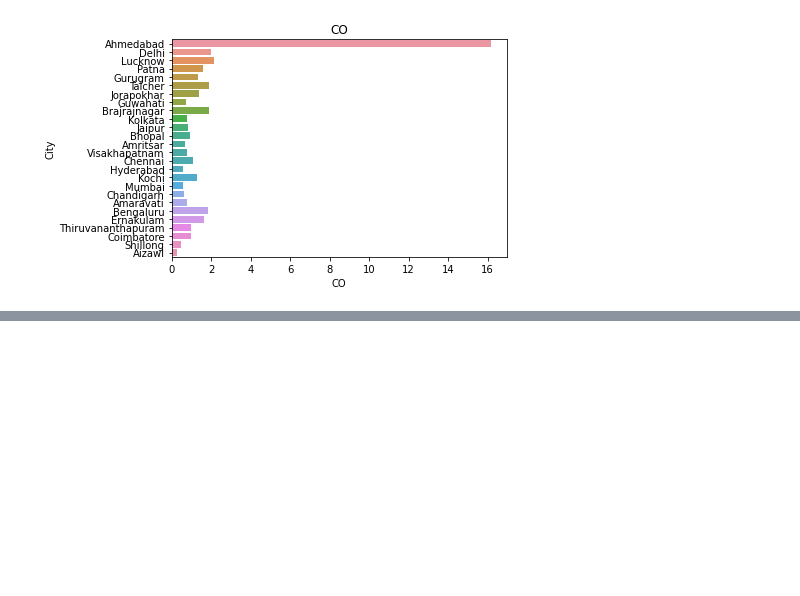
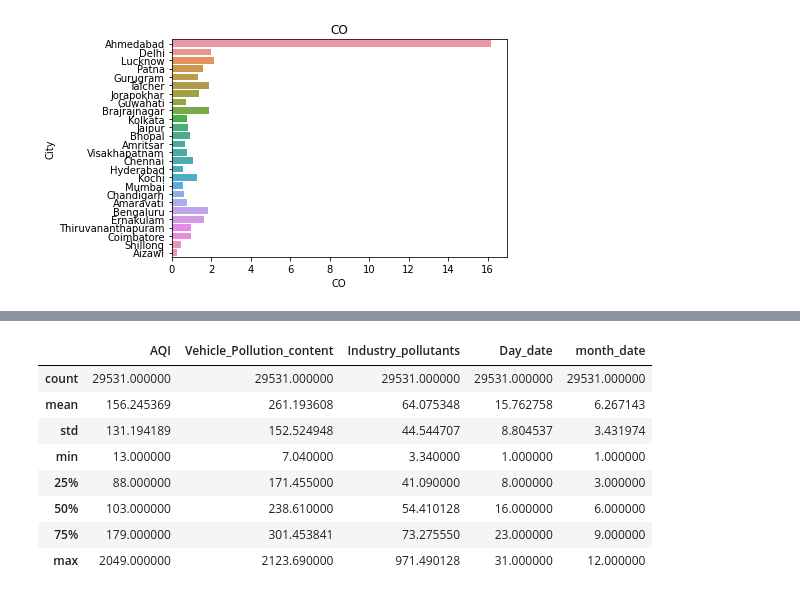
Before and after one commit to Vish-shubh/Air-index-quality-check., a Jupyter notebook: numpy.ipynb, the cells around one changed output, grey strips where cells are left out. Saved outputs shown, nothing was run; the diff lists cells and outputs as text; code cells hidden in the pictures; blank space fills up the shorter version.

```diff
--- a/numpy.ipynb
+++ b/numpy.ipynb
@@ -167,0 +199,12 @@ Text(0.5, 1.0, 'CO')
+# %%
+df1.describe()
+# %% [output]
+|  | AQI | Vehicle_Pollution_content | Industry_pollutants | Day_date | month_date |
+| count | 29531.000000 | 29531.000000 | 29531.000000 | 29531.000000 | 29531.000000 |
+| mean | 156.245369 | 261.193608 | 64.075348 | 15.762758 | 6.267143 |
+| std | 131.194189 | 152.524948 | 44.544707 | 8.804537 | 3.431974 |
+| min | 13.000000 | 7.040000 | 3.340000 | 1.000000 | 1.000000 |
+| 25% | 88.000000 | 171.455000 | 41.090000 | 8.000000 | 3.000000 |
+| 50% | 103.000000 | 238.610000 | 54.410128 | 16.000000 | 6.000000 |
+| 75% | 179.000000 | 301.453841 | 73.275550 | 23.000000 | 9.000000 |
+| max | 2049.000000 | 2123.690000 | 971.490128 | 31.000000 | 12.000000 |
```
Also changed, not shown: parts of 6 cells of this notebook.
